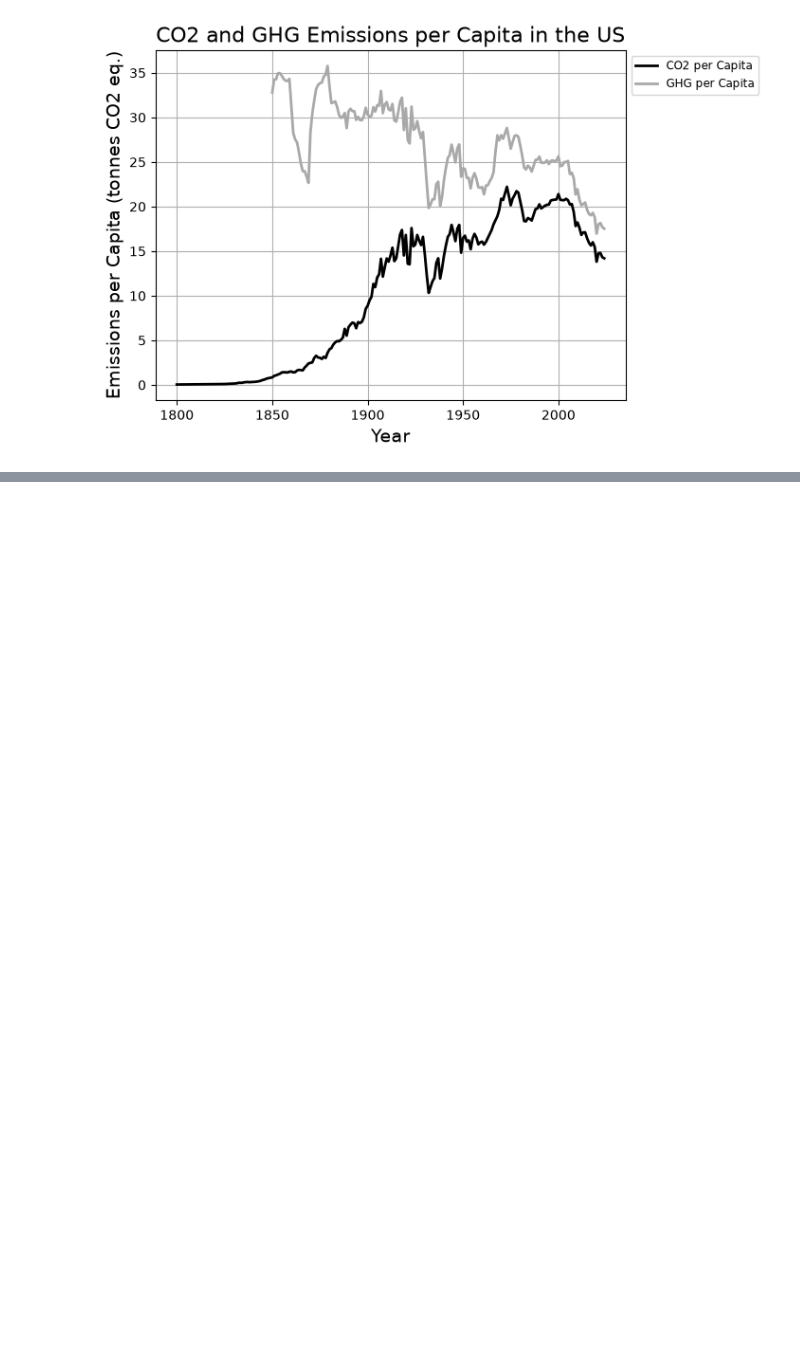
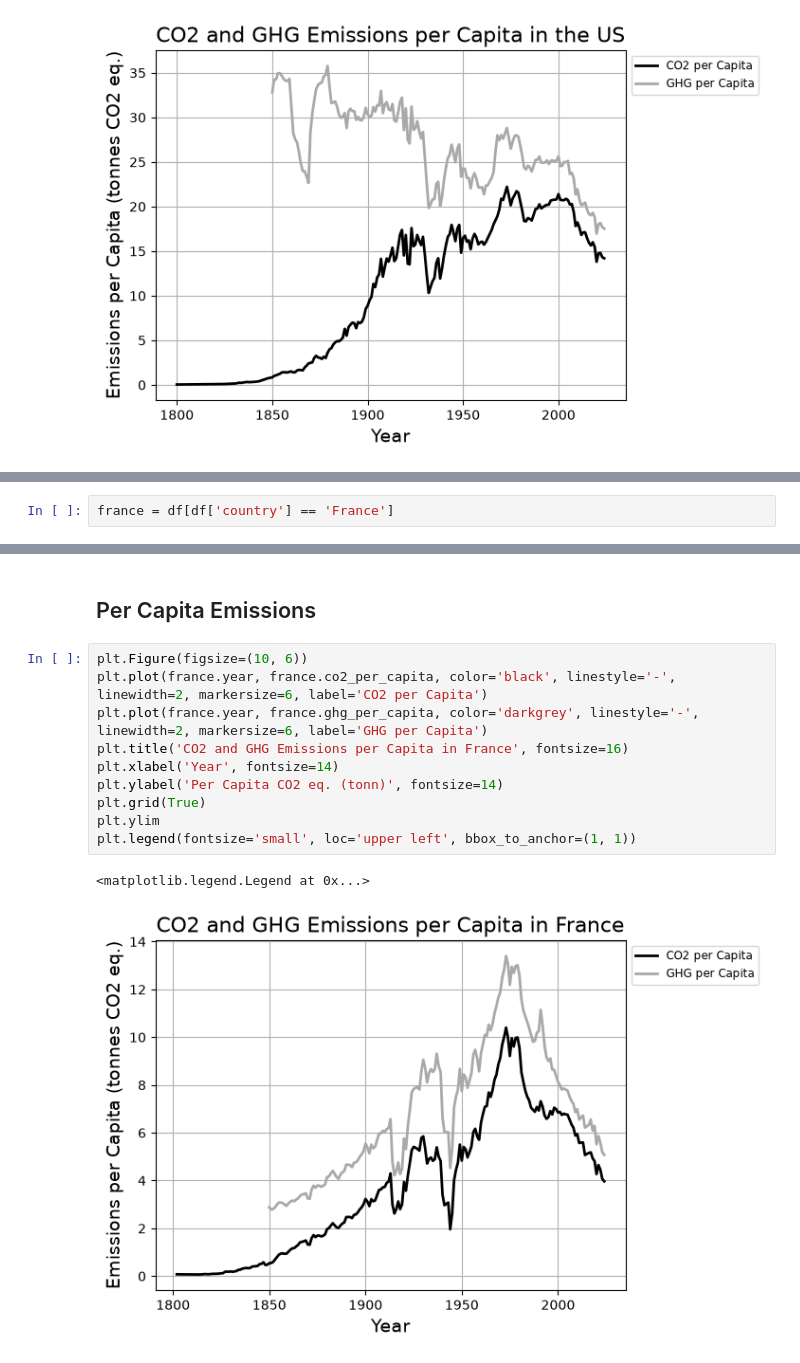
Before and after one commit to Oyvind-Aas/co2-data, a Jupyter notebook: CO2_Explorer.ipynb, the cells around one changed output, grey strips where cells are left out. Saved outputs shown, nothing was run; the diff lists cells and outputs as text; blank space fills up the shorter version.

Commit message:
Added visualization of co2 emissions from France

```diff
--- a/CO2_Explorer.ipynb
+++ b/CO2_Explorer.ipynb
@@ -473,0 +476,2 @@ plt.legend(fontsize='small', loc='upper left', bbox_to_anchor=(1, 1))
+# %%
+france = df[df['country'] == 'France']
@@ -473,0 +520,15 @@ plt.legend(fontsize='small', loc='upper left', bbox_to_anchor=(1, 1))
+# %% [markdown]
+## Per Capita Emissions
+# %%
+plt.Figure(figsize=(10, 6))
+plt.plot(france.year, france.co2_per_capita, color='black', linestyle='-', linewidth=2, markersize=6, label='CO2 per Capita')
+plt.plot(france.year, france.ghg_per_capita, color='darkgrey', linestyle='-', linewidth=2, markersize=6, label='GHG per Capita')
+plt.title('CO2 and GHG Emissions per Capita in France', fontsize=16)
+plt.xlabel('Year', fontsize=14)
+plt.ylabel('Per Capita CO2 eq. (tonn)', fontsize=14)
+plt.grid(True)
+plt.ylim
+plt.legend(fontsize='small', loc='upper left', bbox_to_anchor=(1, 1))
+# %% [output]
+<matplotlib.legend.Legend at 0x...>
+[figure, added]
```
Also changed, not shown: parts of 3 cells of this notebook.
